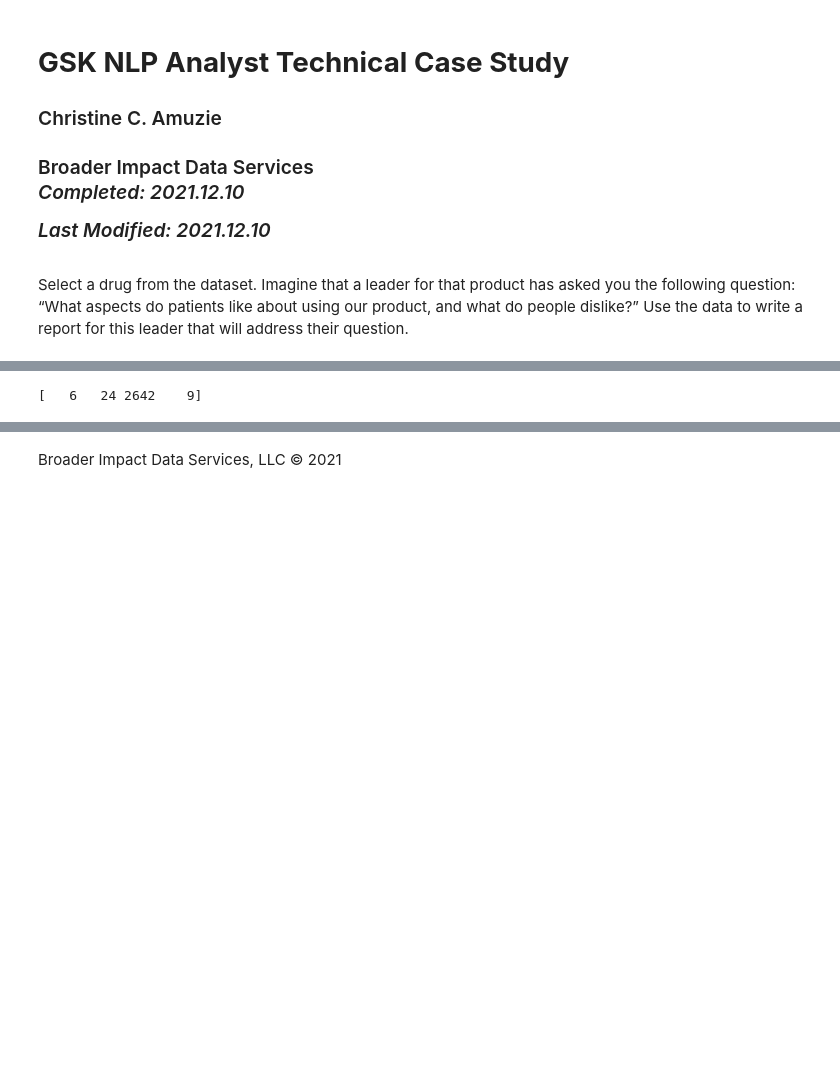
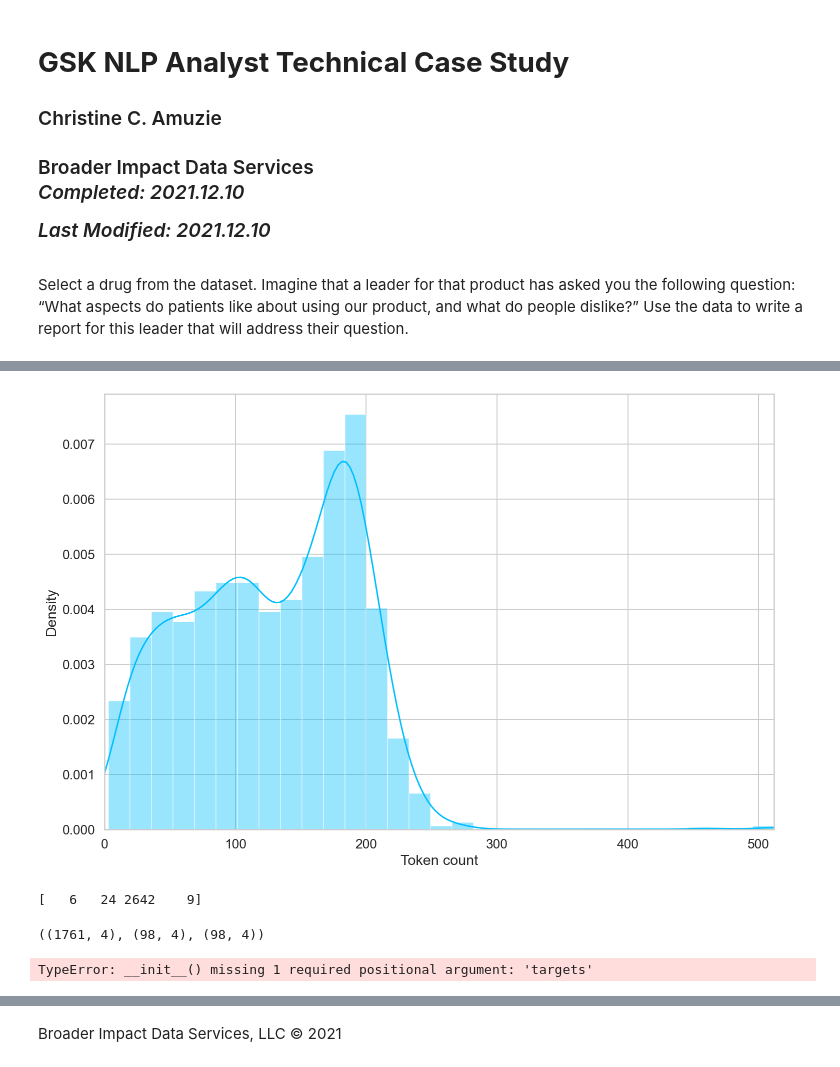
Before and after one commit to BroaderImpact/Technical, a Jupyter notebook: GSK/analysis_1.0.ipynb, the cells around one changed output, grey strips where cells are left out. Cells and saved outputs as stored; diff of their text form; code cells hidden in the pictures; blank space fills up the shorter version.

```diff
--- a/GSK/analysis_1.0.ipynb
+++ b/GSK/analysis_1.0.ipynb
@@ -126,0 +159,11 @@ tensor([ 101, 1135,  112,  188,  170, 1207, 9623,  117, 1122,  112,  188,  170,
+# %%
+token_lens = [] # token length of each review
+for txt in df.review:
+  tokens = tokenizer.encode(txt, max_length=512, truncation=True)
+  token_lens.append(len(tokens))
+
+sns.distplot(token_lens) # plot distribution
+plt.xlim([0, 512]);
+plt.xlabel('Token count');
+# %% [output]
+[figure, added]
@@ -134,0 +207,35 @@ print(res1)
+# %%
+df_train, df_test = train_test_split( # split data into training and test
+  df,
+  test_size=0.1,
+  random_state=RANDOM_SEED
+)
+df_val, df_test = train_test_split(
+  df_test,
+  test_size=0.5,
+  random_state=RANDOM_SEED
+)
+df_train.shape, df_val.shape, df_test.shape
+# %% [output]
+((1761, 4), (98, 4), (98, 4))
+# %%
+def create_data_loader(df, tokenizer, max_len, batch_size): # create data loaders
+  ds = RxReviewDataset(
+    reviews=df.review.to_numpy(),
+    targets=df.sentiment.to_numpy(),
+    tokenizer=tokenizer,
+    max_len=max_len
+  )
+  return DataLoader(
+    ds,
+    batch_size=batch_size,
+    num_workers=4
+  )
+
+BATCH_SIZE = 16 # set batch size
+MAX_LEN = 300 # majority of reviews < 300 tokens
+train_data_loader = create_data_loader(df_train, tokenizer, MAX_LEN, BATCH_SIZE)
+val_data_loader = create_data_loader(df_val, tokenizer, MAX_LEN, BATCH_SIZE)
+test_data_loader = create_data_loader(df_test, tokenizer, MAX_LEN, BATCH_SIZE)
+# %% [output]
+TypeError: __init__() missing 1 required positional argument: 'targets'
```
Also changed, not shown: parts of 10 cells of this notebook.
